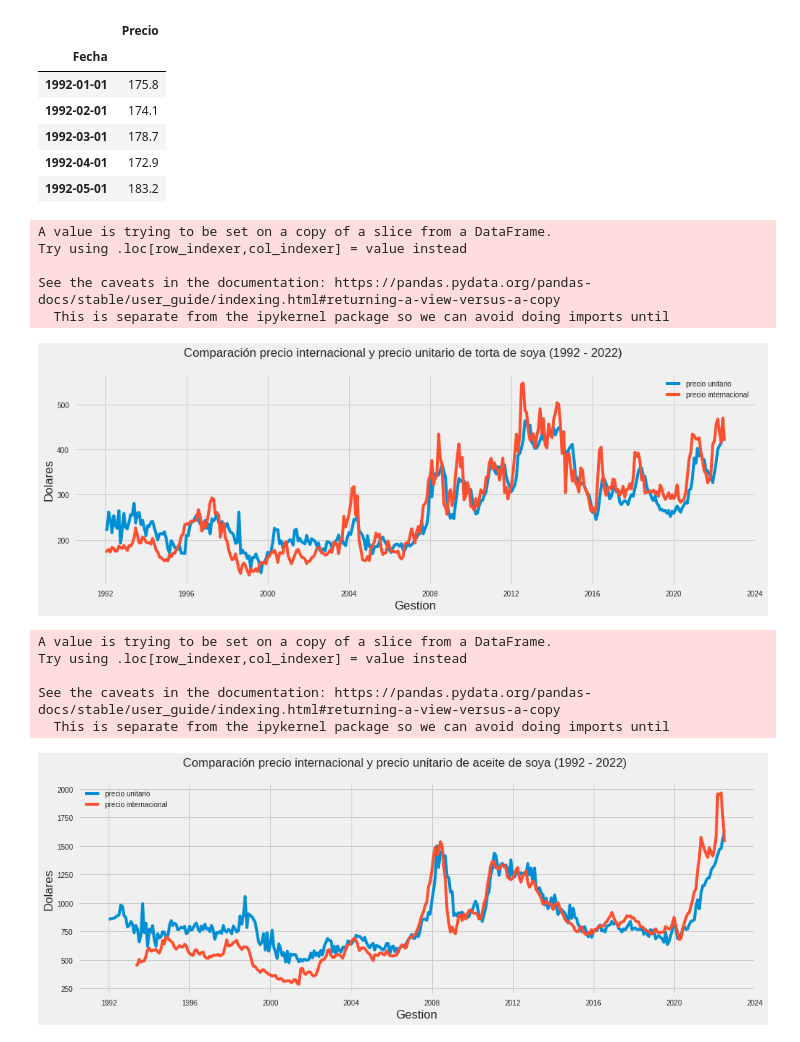
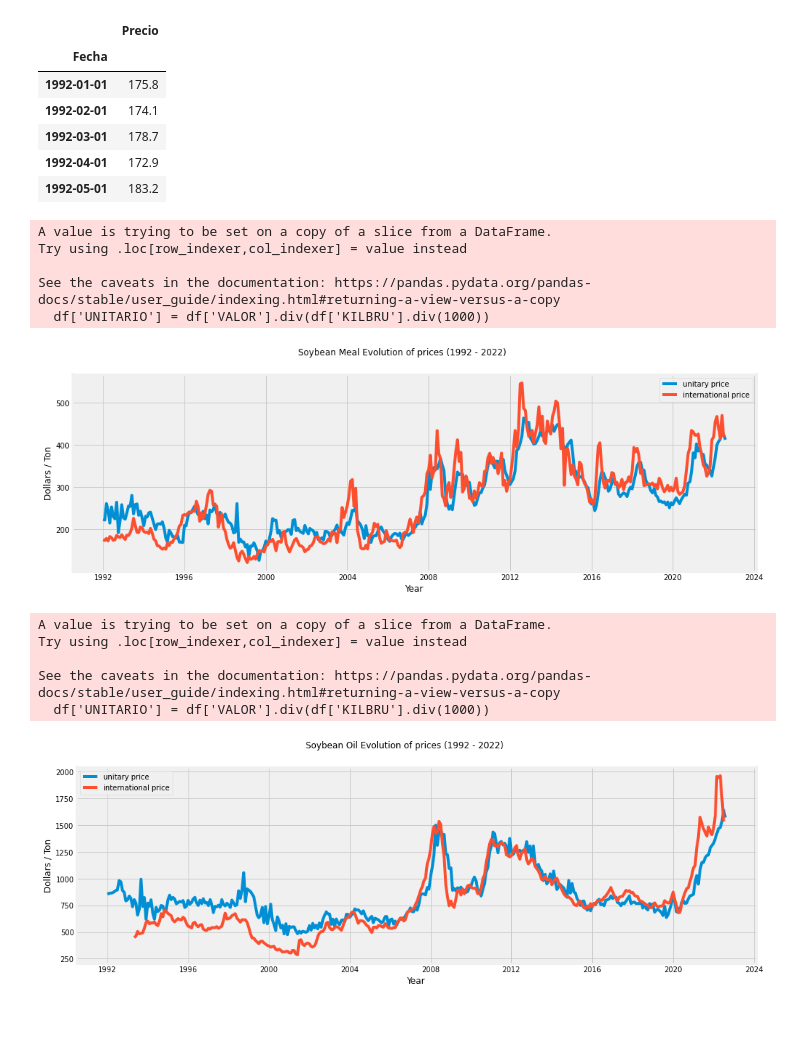
Before and after one commit to AdoxNotFound/nontraditional_exports_bolivia, a Jupyter notebook: 3. individual_analysis.ipynb, the cells around one changed output. Drawn from its saved outputs; the diff is of its cells as text; code cells hidden in the pictures.

```diff
--- a/3. individual_analysis.ipynb
+++ b/3. individual_analysis.ipynb
@@ -198,3 +186,6 @@ df_harina = pd.read_excel(r"/content/drive/MyDrive/Data/Raw/Datos históricos F
+# %%
+df_aceite = pd.read_excel(r"./data/future_soybean_oil.xlsx")
+df_harina = pd.read_excel(r"./data/future_soybean_meal.xlsx")
 # %%
 df_aceite['Fecha'] = pd.to_datetime(df_aceite['Fecha'], format='%d.%m.%Y')
 df_aceite = df_aceite.set_index('Fecha')
@@ -229,35 +220,35 @@ df_harina.head()
 # %%
 def comm_line(df, cuci, col, nombre, df_1, primero, ultimo):
   df = df[(df['CUCI3'] == cuci)]
-  df['UNITARIO'] = df['VALOR_FOB'].div(df['KILBRU'].div(1000))
+  df['UNITARIO'] = df['VALOR'].div(df['KILBRU'].div(1000))
   df = df.groupby(['GESTION', 'MES'])['UNITARIO'].mean().reset_index()
   df = df.rename(columns={"GESTION": "YEAR", "MES": "MONTH"})
   df['DATE'] = pd.to_datetime(df[['YEAR', 'MONTH']].assign(DAY=1))
   df = df.set_index('DATE')
 
   fig, axes = plt.subplots(figsize=(15, 5))
-  fig.suptitle('Comparación precio internacional y precio unitario de ' + nombre + ' (1992 - 2022)')
-  axes.plot(df.index, df['UNITARIO'], label='precio unitario')
-  axes.plot(df_1.index[primero:ultimo], df_1['Precio'][primero:ultimo], label='precio internacional')
+  fig.suptitle(nombre + ' Evolution of prices (1992 - 2022)')
+  axes.plot(df.index, df['UNITARIO'], label='unitary price')
+  axes.plot(df_1.index[primero:ultimo], df_1['Precio'][primero:ultimo], label='international price')
   axes.legend()
-  axes.set_xlabel('Gestion')
-  axes.set_ylabel('Dolares')
+  axes.set_xlabel('Year')
+  axes.set_ylabel('Dollars / Ton')
   return plt.show()
 # %%
-comm_line(df_expo, 813, 'VALOR_FOB', 'torta de soya', df_harina, 0, -3)
+comm_line(df_expo, 813, 'VALOR', 'Soybean Meal', df_harina, 0, -3)
 # %% [output]
 A value is trying to be set on a copy of a slice from a DataFrame.
 Try using .loc[row_indexer,col_indexer] = value instead
 
 See the caveats in the documentation: https://pandas.pydata.org/pandas-docs/stable/user_guide/indexing.html#returning-a-view-versus-a-copy
-  This is separate from the ipykernel package so we can avoid doing imports until
+  df['UNITARIO'] = df['VALOR'].div(df['KILBRU'].div(1000))
-[figure, old version]
+[figure, new version]
 # %%
-comm_line(df_expo, 4211, 'VALOR_FOB', 'aceite de soya', df_aceite, 8, 360)
+comm_line(df_expo, 4211, 'VALOR', 'Soybean Oil', df_aceite, 8, 360)
 # %% [output]
 A value is trying to be set on a copy of a slice from a DataFrame.
 Try using .loc[row_indexer,col_indexer] = value instead
 
 See the caveats in the documentation: https://pandas.pydata.org/pandas-docs/stable/user_guide/indexing.html#returning-a-view-versus-a-copy
-  This is separate from the ipykernel package so we can avoid doing imports until
+  df['UNITARIO'] = df['VALOR'].div(df['KILBRU'].div(1000))
-[figure, old version]
+[figure, new version]
```
Also changed, not shown: parts of 45 cells of this notebook, 31 other files.
